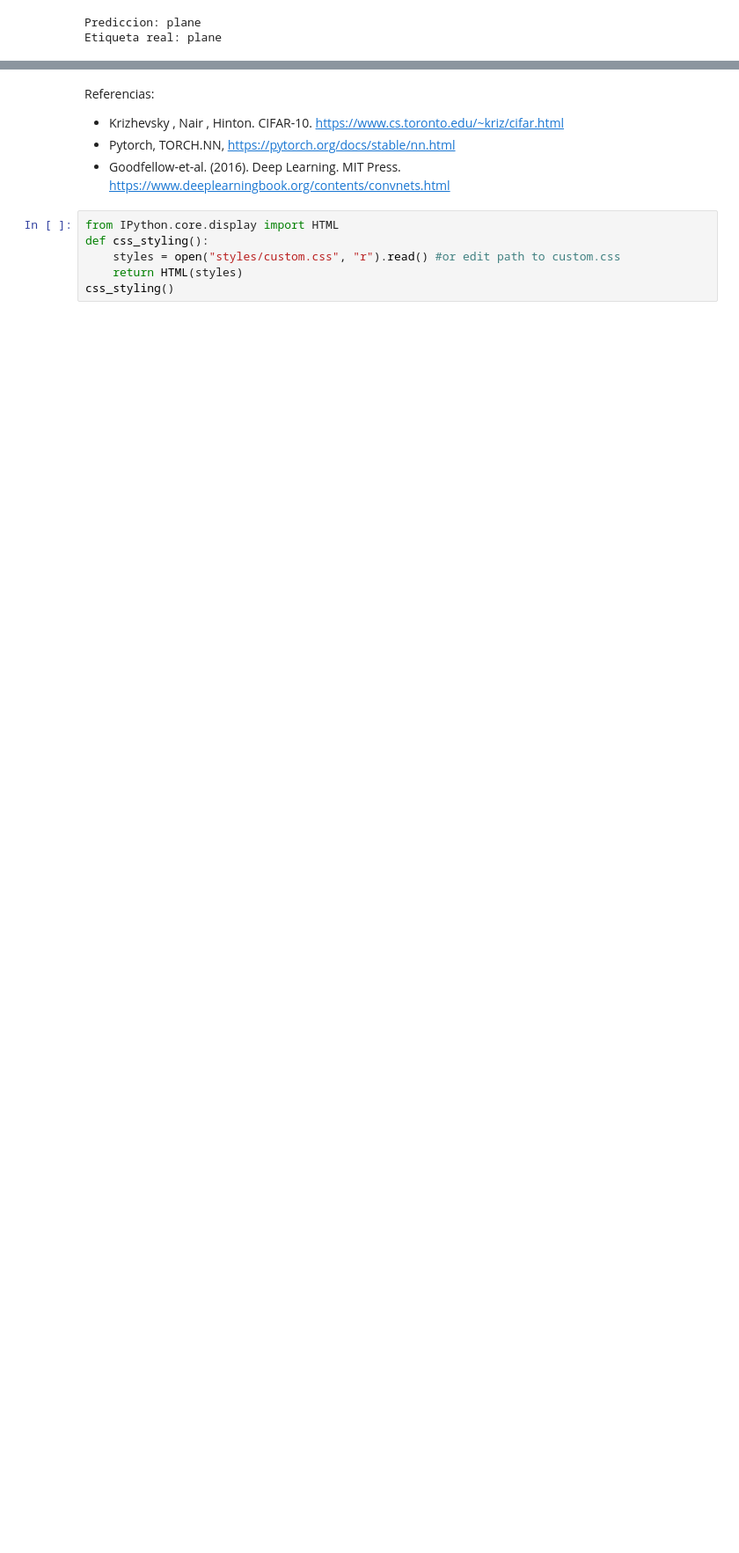
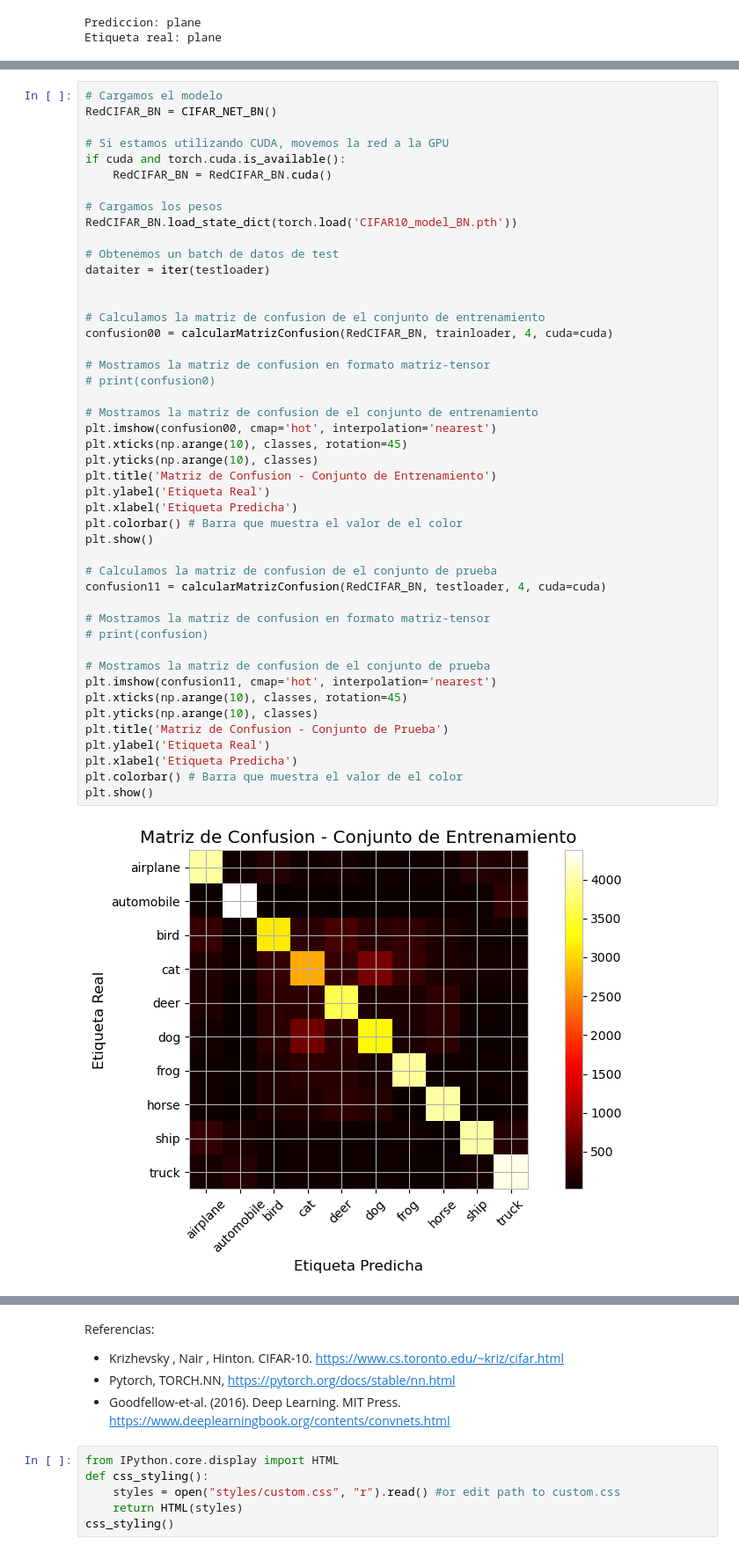
Before and after one commit to CarlosCastanon2099/Redes-Neuronales, a Jupyter notebook: Practicas/Practica-07/CIFAR10-Pytorch.ipynb, the cells around one changed output, grey strips where cells are left out. Shown at 88% size. Cells and saved outputs as stored; diff of their text form; blank space fills up the shorter version.

```diff
--- a/Practicas/Practica-07/CIFAR10-Pytorch.ipynb
+++ b/Practicas/Practica-07/CIFAR10-Pytorch.ipynb
@@ -398,0 +576,48 @@ Como podemos notar, en la matriz de confusion de el entrenamiento/prueba, pudimo
+# %%
+# Cargamos el modelo
+RedCIFAR_BN = CIFAR_NET_BN()
+
+# Si estamos utilizando CUDA, movemos la red a la GPU
+if cuda and torch.cuda.is_available():
+    RedCIFAR_BN = RedCIFAR_BN.cuda()
+
+# Cargamos los pesos
+RedCIFAR_BN.load_state_dict(torch.load('CIFAR10_model_BN.pth'))
+
+# Obtenemos un batch de datos de test
+dataiter = iter(testloader)
+
+
+# Calculamos la matriz de confusion de el conjunto de entrenamiento
+confusion00 = calcularMatrizConfusion(RedCIFAR_BN, trainloader, 4, cuda=cuda)
+
+# Mostramos la matriz de confusion en formato matriz-tensor
+# print(confusion0)
+
+# Mostramos la matriz de confusion de el conjunto de entrenamiento
+plt.imshow(confusion00, cmap='hot', interpolation='nearest')
+plt.xticks(np.arange(10), classes, rotation=45)
+plt.yticks(np.arange(10), classes)
+plt.title('Matriz de Confusion - Conjunto de Entrenamiento')
+plt.ylabel('Etiqueta Real')
+plt.xlabel('Etiqueta Predicha')
+plt.colorbar() # Barra que muestra el valor de el color
+plt.show()
+
+# Calculamos la matriz de confusion de el conjunto de prueba
+confusion11 = calcularMatrizConfusion(RedCIFAR_BN, testloader, 4, cuda=cuda)
+
+# Mostramos la matriz de confusion en formato matriz-tensor
+# print(confusion)
+
+# Mostramos la matriz de confusion de el conjunto de prueba
+plt.imshow(confusion11, cmap='hot', interpolation='nearest')
+plt.xticks(np.arange(10), classes, rotation=45)
+plt.yticks(np.arange(10), classes)
+plt.title('Matriz de Confusion - Conjunto de Prueba')
+plt.ylabel('Etiqueta Real')
+plt.xlabel('Etiqueta Predicha')
+plt.colorbar() # Barra que muestra el valor de el color
+plt.show()
+# %% [output]
+[figure, added]
```
Also changed, not shown: parts of 7 cells of this notebook, 2 other files.
